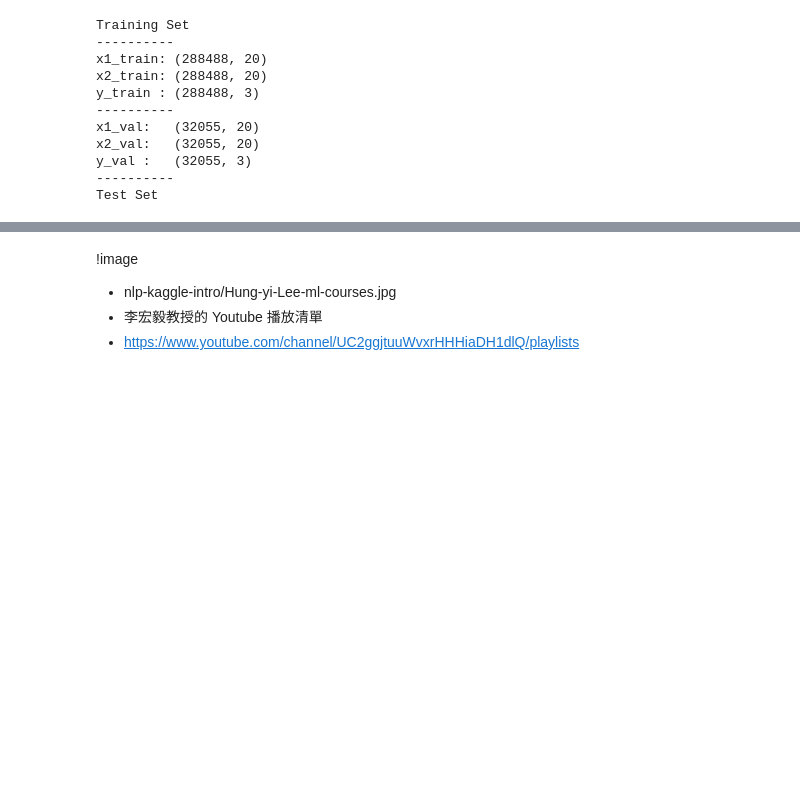
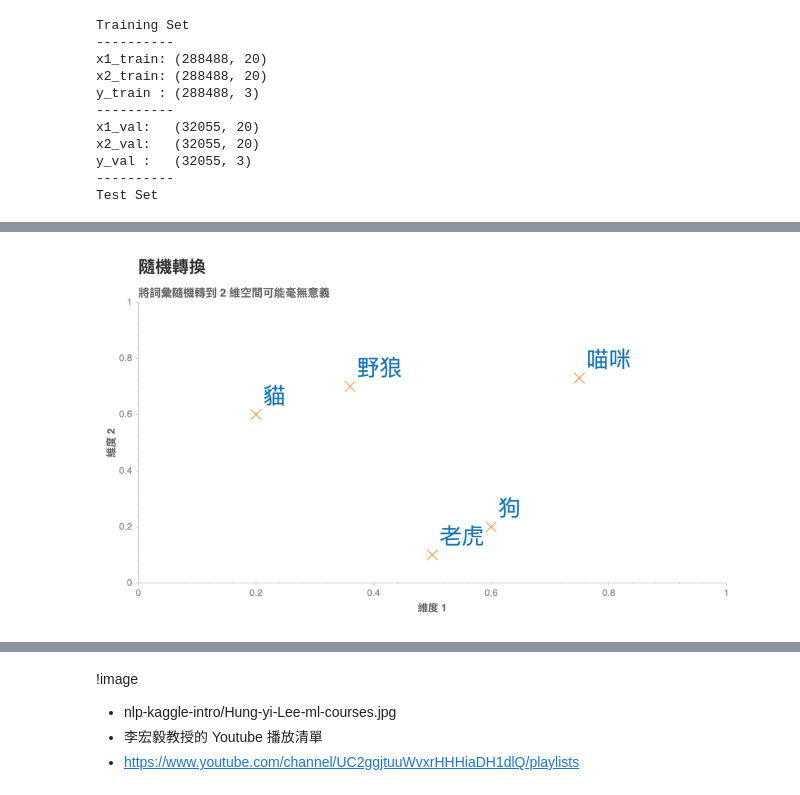
Before and after one commit to leemengtw/leemengtaiwan.github.io, a Jupyter notebook: content/20181217-how-i-use-nlp-and-keras-to-identify-fake-news-and-got-top-30-on-my-first-kaggle-competition.ipynb, the cells around one changed output, grey strips where cells are left out. Cells and saved outputs as stored; diff of their text form; code cells hidden in the pictures; blank space fills up the shorter version.

```diff
--- a/content/20181217-how-i-use-nlp-and-keras-to-identify-fake-news-and-got-top-30-on-my-first-kaggle-competition.ipynb
+++ b/content/20181217-how-i-use-nlp-and-keras-to-identify-fake-news-and-got-top-30-on-my-first-kaggle-competition.ipynb
@@ -703,0 +1004,19 @@ Test Set
+# %%
+#ignore
+df = pd.DataFrame({'name': ['野狼', '老虎', '狗', '貓', '喵咪'],
+                   'x': [0.36, 0.5, 0.6, 0.2, 0.75],
+                   'y': [0.7, 0.1, 0.2, 0.6, 0.73],
+                   'size': 15
+                  })
+
+ch = chartify.Chart(blank_labels=True)
+ch.set_title("隨機轉換")
+ch.set_subtitle("將詞彙隨機轉到 2 維空間可能毫無意義")
+ch.plot.text(df, 'x', 'y', text_column='name', font_size='2em', x_offset=10, y_offset=-10)
+ch.axes.set_xaxis_range(0, 1)
+ch.axes.set_yaxis_range(0, 1)
+ch.axes.set_xaxis_label("維度 1")
+ch.axes.set_yaxis_label("維度 2")
+ch.plot.scatter(df, 'x', 'y', size_column='size', marker='x').show('png')
+# %% [output]
+[figure, added]
```
Also changed, not shown: parts of 185 cells of this notebook, 31 other files.
